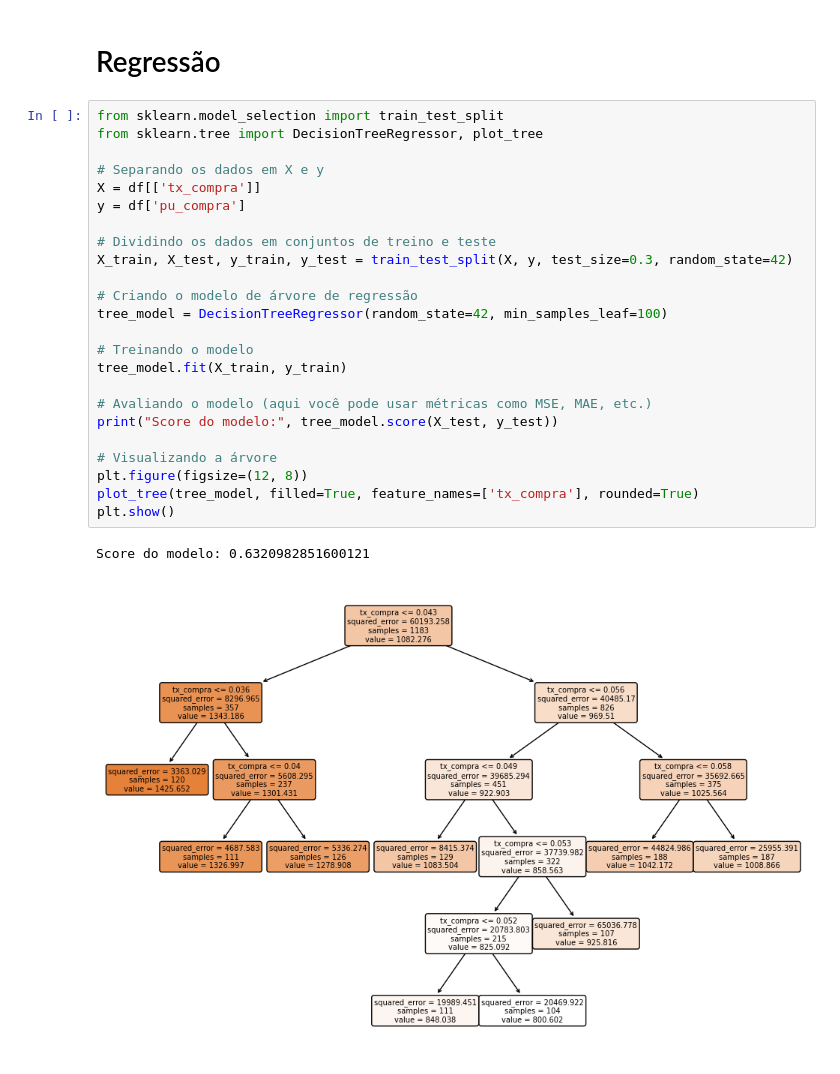
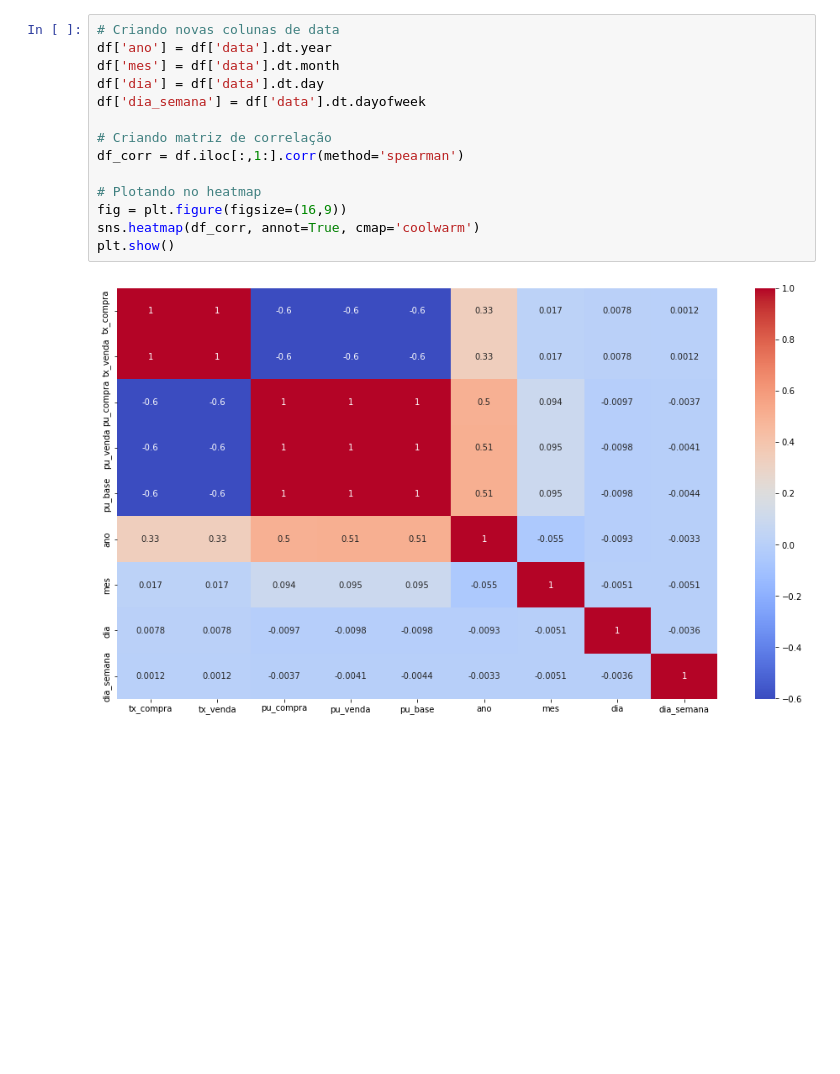
Before and after one commit to viniciussuares/portfolio, a Jupyter notebook: TesouroIPCA2045/EDA.ipynb, the cells around one changed output. Cells and saved outputs as stored; diff of their text form; blank space fills up the shorter version.

```diff
--- a/TesouroIPCA2045/EDA.ipynb
+++ b/TesouroIPCA2045/EDA.ipynb
@@ -130,29 +135,16 @@ plt.show()
-# %% [markdown]
-# Regressão
-# %%
-from sklearn.model_selection import train_test_split
-from sklearn.tree import DecisionTreeRegressor, plot_tree
-
-# Separando os dados em X e y
-X = df[['tx_compra']]
-y = df['pu_compra']
-
-# Dividindo os dados em conjuntos de treino e teste
-X_train, X_test, y_train, y_test = train_test_split(X, y, test_size=0.3, random_state=42)
-
-# Criando o modelo de árvore de regressão
-tree_model = DecisionTreeRegressor(random_state=42, min_samples_leaf=100)
-
-# Treinando o modelo
-tree_model.fit(X_train, y_train)
-
-# Avaliando o modelo (aqui você pode usar métricas como MSE, MAE, etc.)
-print("Score do modelo:", tree_model.score(X_test, y_test))
-
-# Visualizando a árvore
-plt.figure(figsize=(12, 8))
-plot_tree(tree_model, filled=True, feature_names=['tx_compra'], rounded=True)
-plt.show()
-# %% [output]
-Score do modelo: 0.6320982851600121
-[figure, removed]
+# %%
+# Criando novas colunas de data
+df['ano'] = df['data'].dt.year
+df['mes'] = df['data'].dt.month
+df['dia'] = df['data'].dt.day
+df['dia_semana'] = df['data'].dt.dayofweek
+
+# Criando matriz de correlação
+df_corr = df.iloc[:,1:].corr(method='spearman')
+
+# Plotando no heatmap
+fig = plt.figure(figsize=(16,9))
+sns.heatmap(df_corr, annot=True, cmap='coolwarm')
+plt.show()
+# %% [output]
+[figure, added]
```
Also changed, not shown: parts of 16 cells of this notebook.
